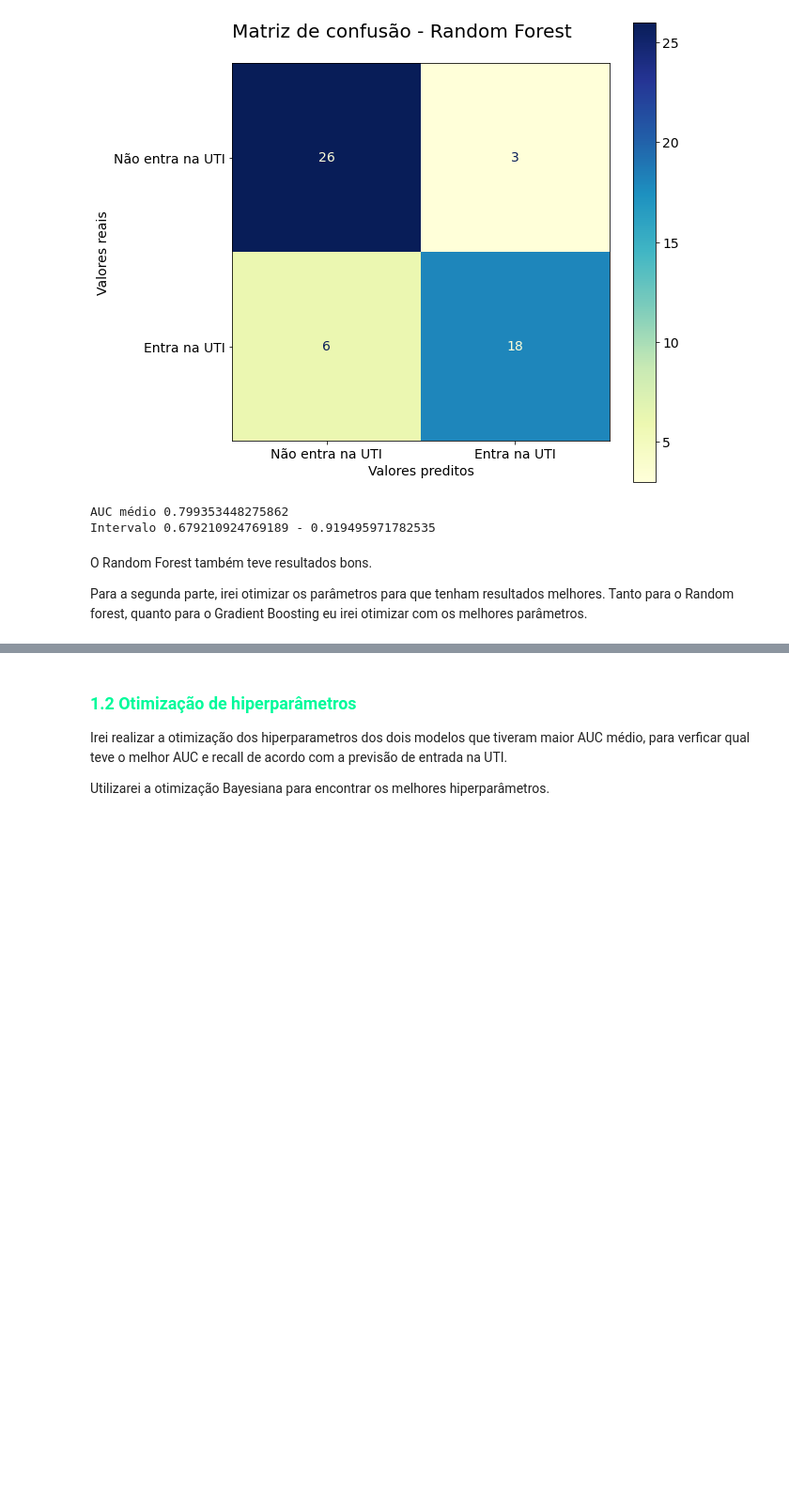
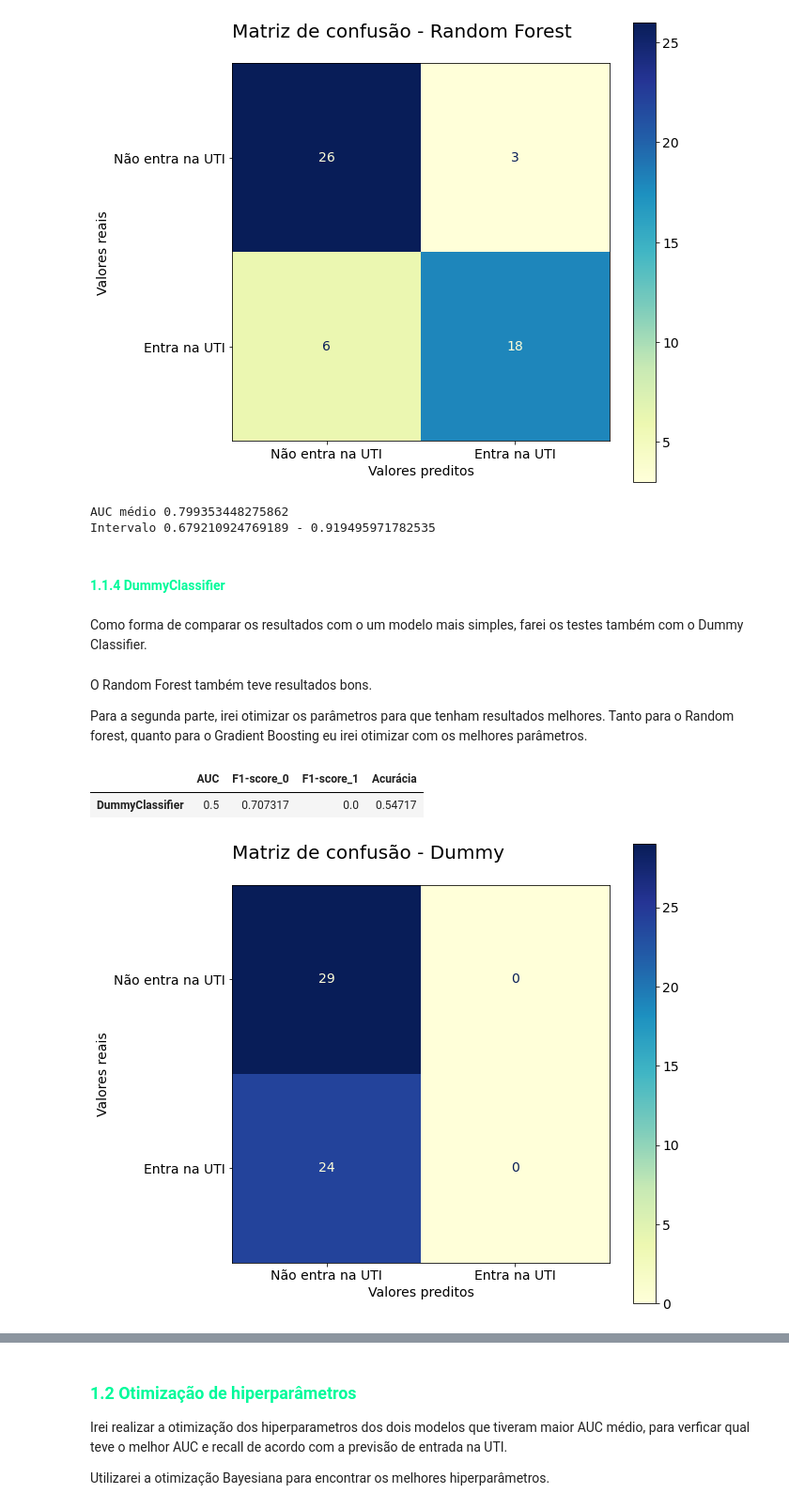
Before and after one commit to FranciscoFoz/Projeto_Final_Bootcamp_Data_Science_Alura, a Jupyter notebook: Notebooks/Desenvolvimento_do_modelo.ipynb, the cells around one changed output, grey strips where cells are left out. Shown: that part at 94% size. Saved outputs shown, nothing was run; the diff lists cells and outputs as text; code cells hidden in the pictures; blank space fills up the shorter version.

```diff
--- a/Notebooks/Desenvolvimento_do_modelo.ipynb
+++ b/Notebooks/Desenvolvimento_do_modelo.ipynb
@@ -205,8 +204,24 @@ f.roda_n_modelos(modelo_random_forest,dados,50)
 # %% [output]
 AUC médio 0.799353448275862
 Intervalo 0.679210924769189 - 0.919495971782535
+# %% [markdown]
+#### <font color= MediumSpringGreen> 1.1.4  DummyClassifier
+# %% [markdown]
+Como forma de comparar os resultados com o um modelo mais simples, farei os testes também com o Dummy Classifier.
 # %% [markdown]
 O Random Forest também teve resultados bons.
 
 Para a segunda parte, irei otimizar os parâmetros para que tenham resultados melhores.
 Tanto para o Random forest, quanto para o Gradient Boosting eu irei otimizar com os melhores parâmetros.
+# %%
+modelo_dummy = DummyClassifier()
+# %%
+dummy = f.roda_modelo(modelo_dummy,dados,'DummyClassifier')
+dummy
+# %% [output]
+|  | AUC | F1-score_0 | F1-score_1 | Acurácia |
+| DummyClassifier | 0.5 | 0.707317 | 0.0 | 0.54717 |
+# %%
+f.grafico_matriz_confusao(modelo_dummy,'Matriz de confusão - Dummy',dados)
+# %% [output]
+[figure, added]
```
Also changed, not shown: parts of 15 cells of this notebook.
